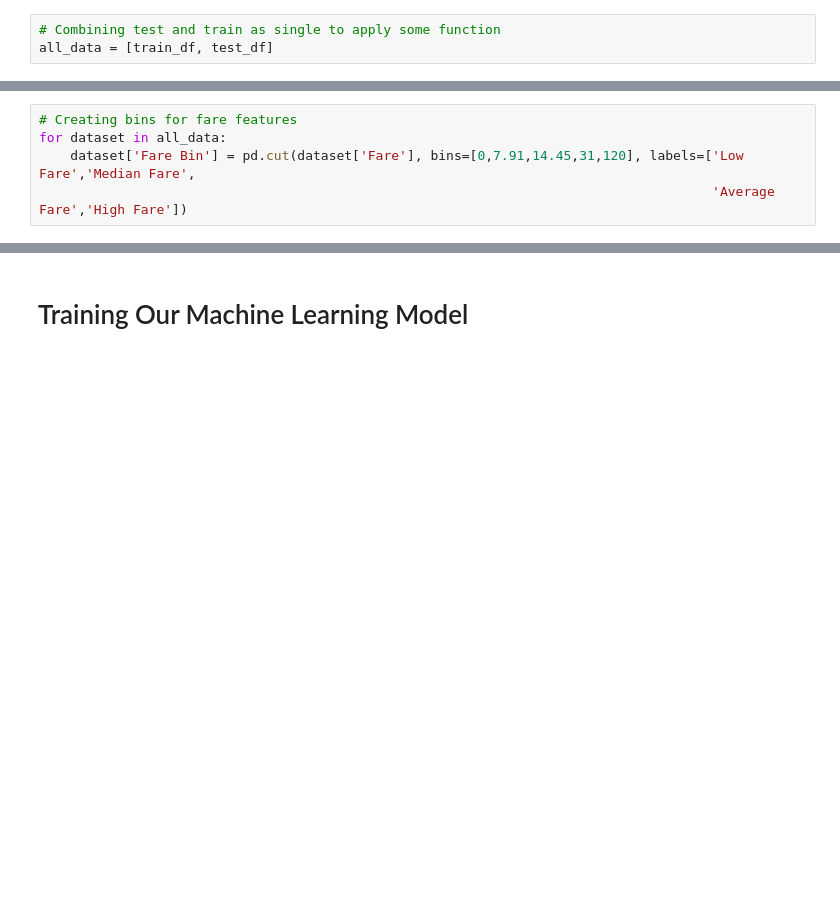
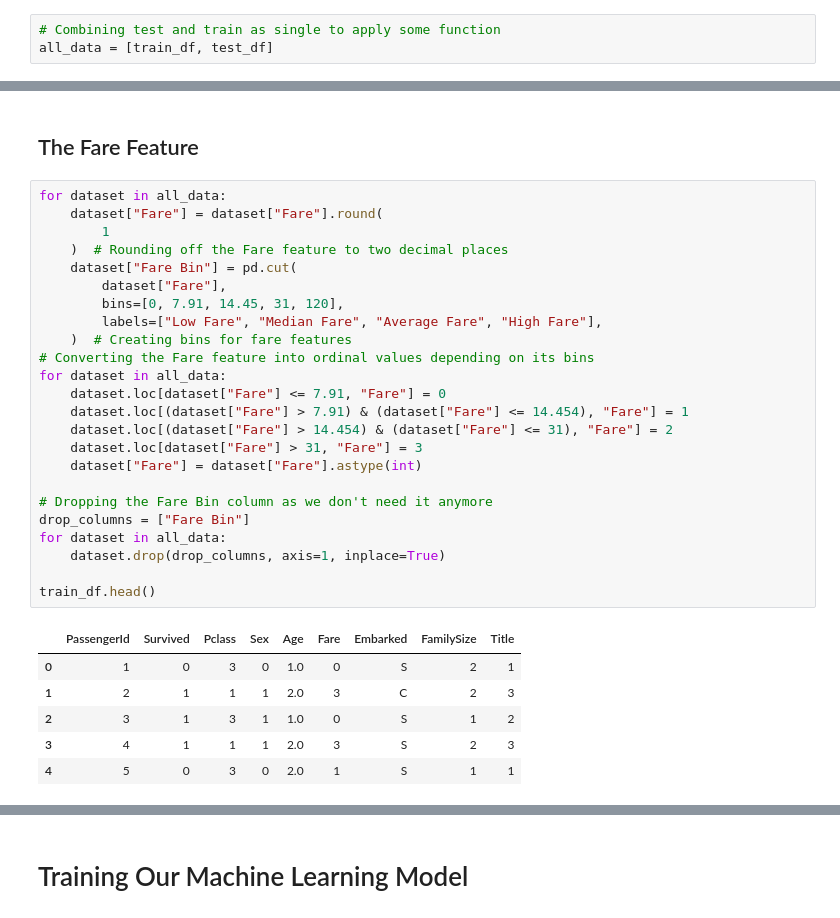
Before and after one commit to pheygiod/my_projects, a Jupyter notebook: to_complete/titanic.ipynb, the cells around one changed output, grey strips where cells are left out. Drawn from its saved outputs; the diff is of its cells as text; blank space fills up the shorter version.

```diff
--- a/to_complete/titanic.ipynb
+++ b/to_complete/titanic.ipynb
@@ -130,5 +244,33 @@ for dataset in all_data:
+# %% [markdown]
+## The Fare Feature
 # %%
-# Creating bins for fare features
 for dataset in all_data:
-    dataset['Fare Bin'] = pd.cut(dataset['Fare'], bins=[0,7.91,14.45,31,120], labels=['Low Fare','Median Fare',
-                                                                                      'Average Fare','High Fare'])
+    dataset["Fare"] = dataset["Fare"].round(
+        1
+    )  # Rounding off the Fare feature to two decimal places
+    dataset["Fare Bin"] = pd.cut(
+        dataset["Fare"],
+        bins=[0, 7.91, 14.45, 31, 120],
+        labels=["Low Fare", "Median Fare", "Average Fare", "High Fare"],
+    )  # Creating bins for fare features
+# Converting the Fare feature into ordinal values depending on its bins
+for dataset in all_data:
+    dataset.loc[dataset["Fare"] <= 7.91, "Fare"] = 0
+    dataset.loc[(dataset["Fare"] > 7.91) & (dataset["Fare"] <= 14.454), "Fare"] = 1
+    dataset.loc[(dataset["Fare"] > 14.454) & (dataset["Fare"] <= 31), "Fare"] = 2
+    dataset.loc[dataset["Fare"] > 31, "Fare"] = 3
+    dataset["Fare"] = dataset["Fare"].astype(int)
+
+# Dropping the Fare Bin column as we don't need it anymore
+drop_columns = ["Fare Bin"]
+for dataset in all_data:
+    dataset.drop(drop_columns, axis=1, inplace=True)
+
+train_df.head()
+# %% [output]
+|  | PassengerId | Survived | Pclass | Sex | Age | Fare | Embarked | FamilySize | Title |
+| 0 | 1 | 0 | 3 | 0 | 1.0 | 0 | S | 2 | 1 |
+| 1 | 2 | 1 | 1 | 1 | 2.0 | 3 | C | 2 | 3 |
+| 2 | 3 | 1 | 3 | 1 | 1.0 | 0 | S | 1 | 2 |
+| 3 | 4 | 1 | 1 | 1 | 2.0 | 3 | S | 2 | 3 |
+| 4 | 5 | 0 | 3 | 0 | 2.0 | 1 | S | 1 | 1 |
```
Also changed, not shown: parts of 46 cells of this notebook.
